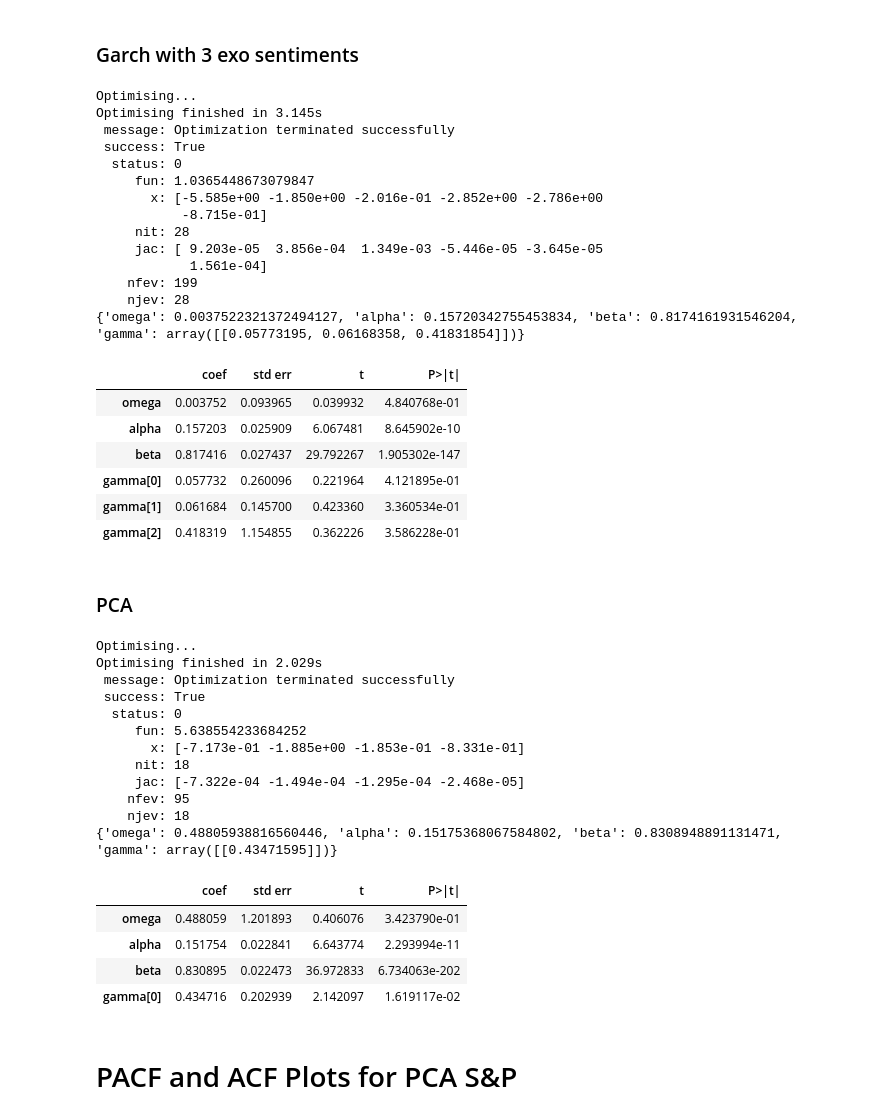
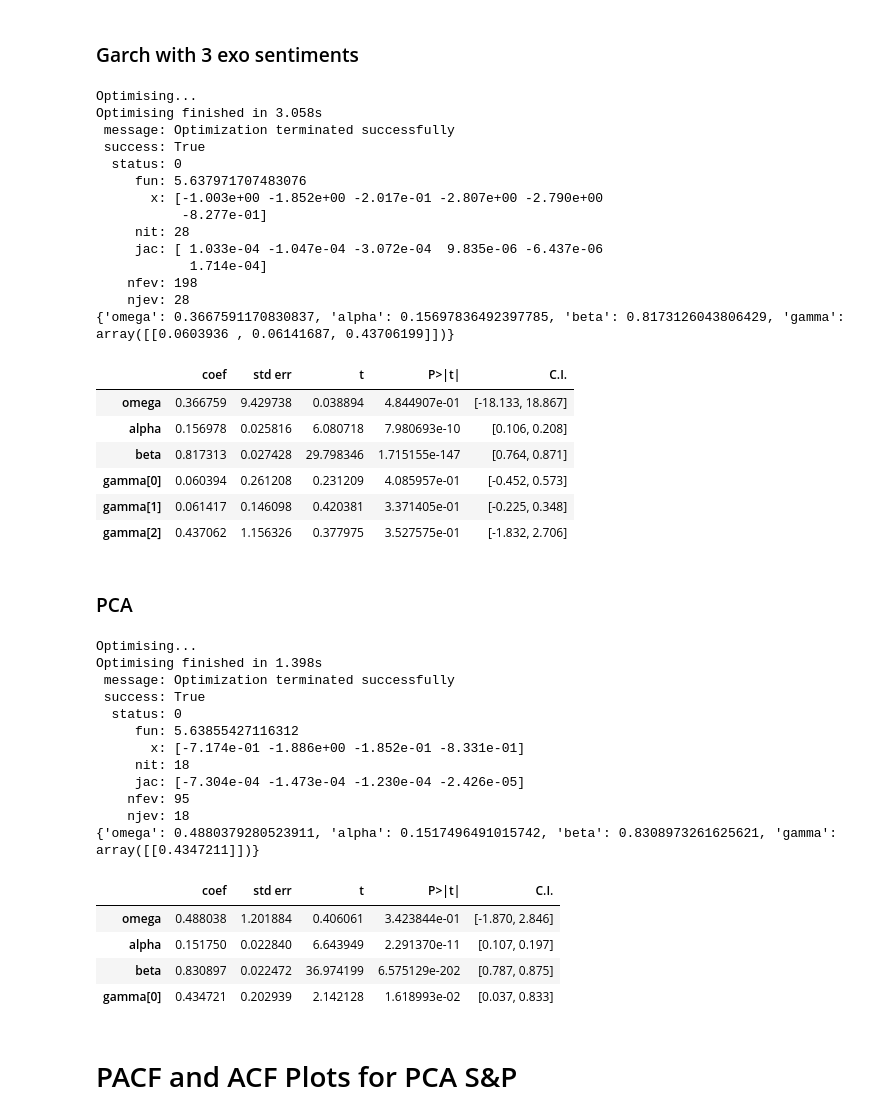
Before and after one commit to hwh1771/sentiment-analysis-volatility-forecasting, a Jupyter notebook: notebooks/04a_garch_exogenous_spy.ipynb, the cells around one changed output. Drawn from its saved outputs; the diff is of its cells as text; code cells hidden in the pictures.

```diff
--- a/notebooks/04a_garch_exogenous_spy.ipynb
+++ b/notebooks/04a_garch_exogenous_spy.ipynb
@@ -173,29 +173,29 @@ Optimising finished in 2.357s
 # %% [markdown]
 ### Garch with 3 exo sentiments
 # %%
-train_model(log_returns, data_with_sentiment[exo_sentiment],100,1,False,'SLSQP')
+train_model(log_returns, data_with_sentiment[exo_sentiment],1000,10,False,'SLSQP')
 # %% [output]
 Optimising...
-Optimising finished in 3.145s
+Optimising finished in 3.058s
  message: Optimization terminated successfully
  success: True
   status: 0
-     fun: 1.0365448673079847
-       x: [-5.585e+00 -1.850e+00 -2.016e-01 -2.852e+00 -2.786e+00
-           -8.715e-01]
+     fun: 5.637971707483076
+       x: [-1.003e+00 -1.852e+00 -2.017e-01 -2.807e+00 -2.790e+00
+           -8.277e-01]
      nit: 28
-     jac: [ 9.203e-05  3.856e-04  1.349e-03 -5.446e-05 -3.645e-05
-            1.561e-04]
-    nfev: 199
+     jac: [ 1.033e-04 -1.047e-04 -3.072e-04  9.835e-06 -6.437e-06
+            1.714e-04]
+    nfev: 198
     njev: 28
-{'omega': 0.0037522321372494127, 'alpha': 0.15720342755453834, 'beta': 0.8174161931546204, 'gamma': array([[0.05773195, 0.06168358, 0.41831854]])}
+{'omega': 0.3667591170830837, 'alpha': 0.15697836492397785, 'beta': 0.8173126043806429, 'gamma': array([[0.0603936 , 0.06141687, 0.43706199]])}
-|  | coef | std err | t | P>|t| |
-| omega | 0.003752 | 0.093965 | 0.039932 | 4.840768e-01 |
-| alpha | 0.157203 | 0.025909 | 6.067481 | 8.645902e-10 |
-| beta | 0.817416 | 0.027437 | 29.792267 | 1.905302e-147 |
-| gamma[0] | 0.057732 | 0.260096 | 0.221964 | 4.121895e-01 |
-| gamma[1] | 0.061684 | 0.145700 | 0.423360 | 3.360534e-01 |
-| gamma[2] | 0.418319 | 1.154855 | 0.362226 | 3.586228e-01 |
+|  | coef | std err | t | P>|t| | C.I. |
+| omega | 0.366759 | 9.429738 | 0.038894 | 4.844907e-01 | [-18.133, 18.867] |
+| alpha | 0.156978 | 0.025816 | 6.080718 | 7.980693e-10 | [0.106, 0.208] |
+| beta | 0.817313 | 0.027428 | 29.798346 | 1.715155e-147 | [0.764, 0.871] |
+| gamma[0] | 0.060394 | 0.261208 | 0.231209 | 4.085957e-01 | [-0.452, 0.573] |
+| gamma[1] | 0.061417 | 0.146098 | 0.420381 | 3.371405e-01 | [-0.225, 0.348] |
+| gamma[2] | 0.437062 | 1.156326 | 0.377975 | 3.527575e-01 | [-1.832, 2.706] |
 # %% [markdown]
 ### PCA
 # %%
@@ -208,22 +208,22 @@ pca_exo_sentiment = pca.fit_transform(data_with_sentiment[exo_sentiment])
 train_model(log_returns, pca_exo_sentiment, 1000, 10, False, 'SLSQP', 1)
 # %% [output]
 Optimising...
-Optimising finished in 2.029s
+Optimising finished in 1.398s
  message: Optimization terminated successfully
  success: True
   status: 0
-     fun: 5.638554233684252
-       x: [-7.173e-01 -1.885e+00 -1.853e-01 -8.331e-01]
+     fun: 5.63855427116312
+       x: [-7.174e-01 -1.886e+00 -1.852e-01 -8.331e-01]
      nit: 18
-     jac: [-7.322e-04 -1.494e-04 -1.295e-04 -2.468e-05]
+     jac: [-7.304e-04 -1.473e-04 -1.230e-04 -2.426e-05]
     nfev: 95
     njev: 18
-{'omega': 0.48805938816560446, 'alpha': 0.15175368067584802, 'beta': 0.8308948891131471, 'gamma': array([[0.43471595]])}
+{'omega': 0.4880379280523911, 'alpha': 0.1517496491015742, 'beta': 0.8308973261625621, 'gamma': array([[0.4347211]])}
-|  | coef | std err | t | P>|t| |
-| omega | 0.488059 | 1.201893 | 0.406076 | 3.423790e-01 |
-| alpha | 0.151754 | 0.022841 | 6.643774 | 2.293994e-11 |
-| beta | 0.830895 | 0.022473 | 36.972833 | 6.734063e-202 |
-| gamma[0] | 0.434716 | 0.202939 | 2.142097 | 1.619117e-02 |
+|  | coef | std err | t | P>|t| | C.I. |
+| omega | 0.488038 | 1.201884 | 0.406061 | 3.423844e-01 | [-1.870, 2.846] |
+| alpha | 0.151750 | 0.022840 | 6.643949 | 2.291370e-11 | [0.107, 0.197] |
+| beta | 0.830897 | 0.022472 | 36.974199 | 6.575129e-202 | [0.787, 0.875] |
+| gamma[0] | 0.434721 | 0.202939 | 2.142128 | 1.618993e-02 | [0.037, 0.833] |
 # %% [markdown]
 # PACF and ACF Plots for PCA S&P
 # %%
```
Also changed, not shown: parts of 6 cells of this notebook.
